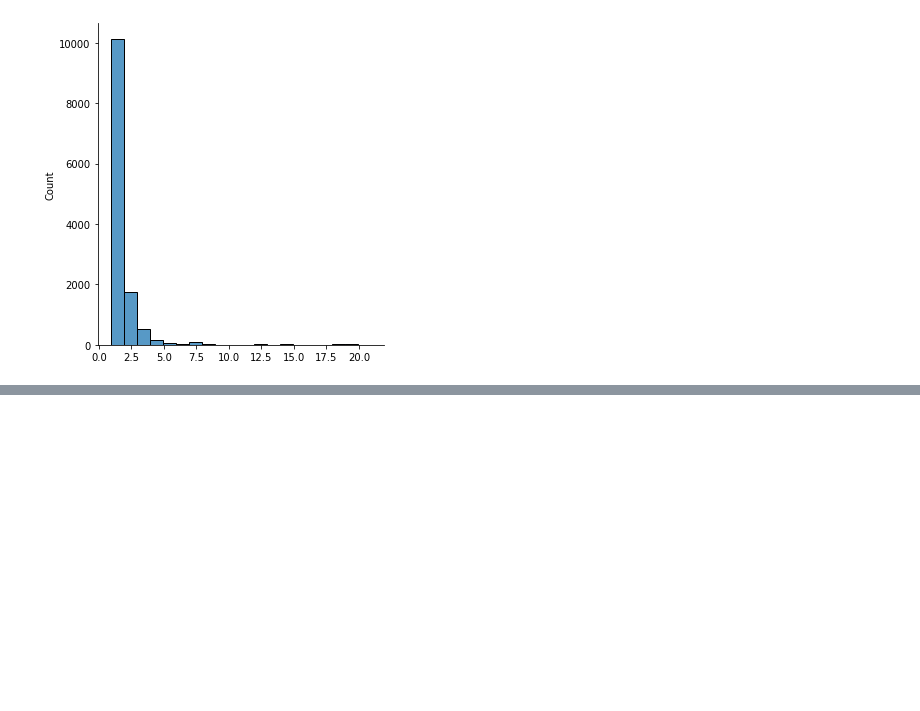
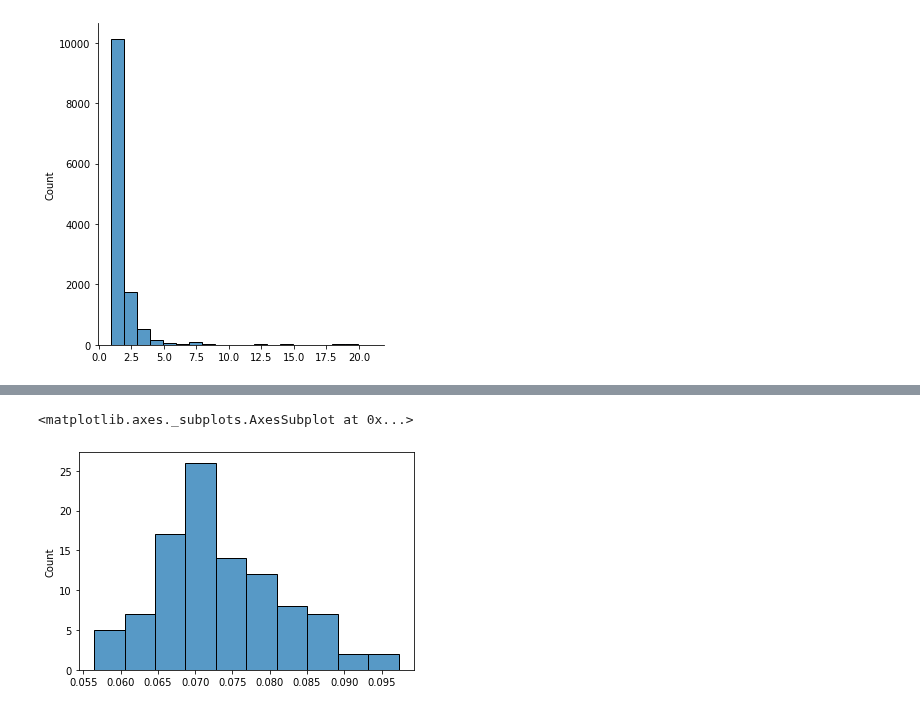
Before and after one commit to HSF-reco-and-software-triggers/Tracking-ML-Exa.TrkX, a Jupyter notebook: src/Pipelines/Examples/dev/EmbeddingDebug.ipynb, the cells around one changed output, grey strips where cells are left out. Drawn from its saved outputs; the diff is of its cells as text; code cells hidden in the pictures; blank space fills up the shorter version.

```diff
--- a/src/Pipelines/Examples/dev/EmbeddingDebug.ipynb
+++ b/src/Pipelines/Examples/dev/EmbeddingDebug.ipynb
@@ -135,0 +295,5 @@ sns.displot(bad_pt_av, binrange=(0.9, 20), binwidth= 1)
+# %%
+sns.histplot(pur_list)
+# %% [output]
+<matplotlib.axes._subplots.AxesSubplot at 0x...>
+[figure, added]
```
Also changed, not shown: parts of 105 cells of this notebook, 15 other files.
